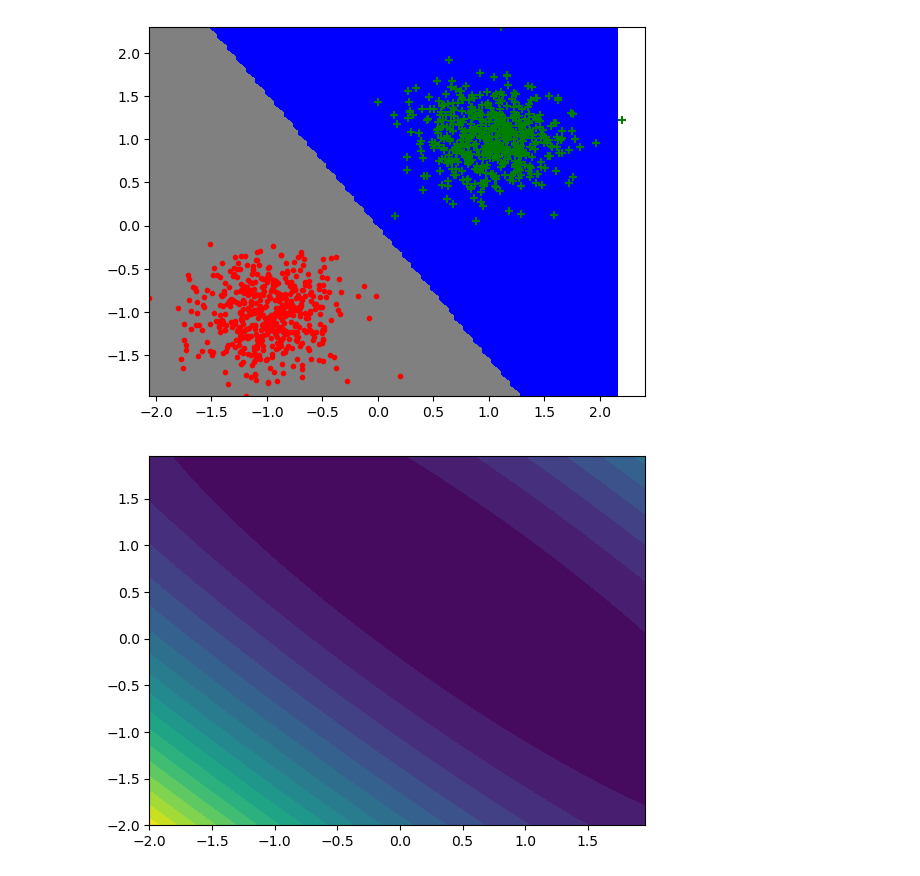
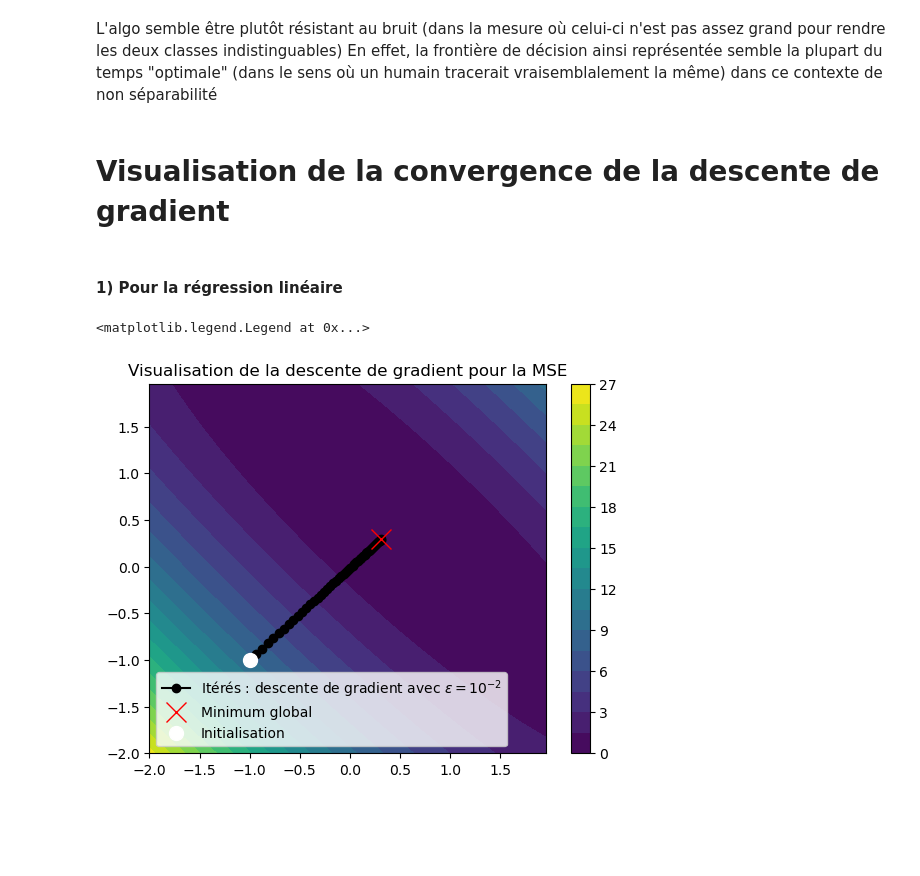
Before and after one commit to TitouanUniLu/SORBONNE-ML-S2, a Jupyter notebook: TME/tme2/src/tme2.ipynb, the cells around one changed output. Drawn from its saved outputs; the diff is of its cells as text; code cells hidden in the pictures; blank space fills up the shorter version.

Commit message:
Merge branch 'main' of https://github.com/TitouanUniLu/SORBONNE-ML-S2

```diff
--- a/TME/tme2/src/tme2.ipynb
+++ b/TME/tme2/src/tme2.ipynb
@@ -9,7 +13,7 @@ def mse(w,x,y):
     y = y.reshape(-1,1)
     w = w.reshape(-1,1)
     x = x.reshape(y.shape[0],w.shape[0])
-    return np.transpose(x@w-y)**2
+    return (x@w-y)**2
 
 def reglog(w,x,y):
     y = y.reshape(-1,1)
@@ -63,7 +71,7 @@ print(grad_check(mse,mse_grad,100),grad_check(reglog,reglog_grad,100))
 # %%
-def descente_gradient(datax,datay,f_loss,f_grad,eps=10e-3,iter=100):
+def descente_gradient(datax,datay,f_loss,f_grad,eps=10e-3,iter=100,init=0):
     datay = datay.reshape(-1,1)
-    w=np.array([0]*len(datax[0]))
+    w=np.array([init]*len(datax[0]))
     w_list=[w]
     f_values=[f_loss(w_list[0],datax,datay).mean()]
     for i in range(iter):
@@ -76,19 +188,34 @@ def descente_gradient(datax,datay,f_loss,f_grad,eps=10e-3,iter=100):
+# %% [markdown]
+L'algo semble être plutôt résistant au bruit (dans la mesure où celui-ci n'est pas assez grand pour rendre les deux classes indistinguables)
+En effet, la frontière de décision ainsi représentée semble la plupart du temps "optimale" (dans le sens où un humain tracerait vraisemblalement la même) dans ce contexte de non séparabilité
+# %% [markdown]
+# Visualisation de la convergence de la descente de gradient
+# %% [markdown]
+#### 1) Pour la régression linéaire
 # %%
-if __name__=="__main__":
-    ## Tirage d'un jeu de données aléatoire avec un bruit de 0.1
-    datax, datay = gen_arti(epsilon=0.1)
-    ## Fabrication d'une grille de discrétisation pour la visualisation de la fonction de coût
-    grid, x_grid, y_grid = make_grid(xmin=-2, xmax=2, ymin=-2, ymax=2, step=100)
 
-    plt.figure()
-    ## Visualisation des données et de la frontière de décision pour un vecteur de poids w
-    w  = np.random.randn(datax.shape[1],1)
-    plot_frontiere(datax,lambda x : np.sign(x.dot(w)),step=100)
-    plot_data(datax,datay)
+## Tirage d'un jeu de données aléatoire avec un bruit de 0.1
+datax, datay = gen_arti(epsilon=0.1)
+## Fabrication d'une grille de discrétisation pour la visualisation de la fonction de coût
+grid, x_grid, y_grid = make_grid(xmin=-2, xmax=2, ymin=-2, ymax=2, step=100)
 
-    ## Visualisation de la fonction de coût en 2D
-    plt.figure()
-    plt.contourf(x_grid,y_grid,np.array([mse(w,datax,datay).mean() for w in grid]).reshape(x_grid.shape),levels=20)
+## Visualisation de la fonction de coût en 2D
+plt.figure()
+plt.contourf(x_grid,y_grid,np.array([mse(w,datax,datay).mean() for w in grid]).reshape(x_grid.shape),levels=20)
+
+w_opt,w_list,f_values=descente_gradient(datax,datay,mse,mse_grad,eps=0.01,iter=50,init=-1) # Apprentissage
+
+X1,Y1=[-1],[-1]
+for k in range(1,len(w_list)):
+    X1.append(w_list[k][0][0])
+    Y1.append(w_list[k][0][1])
+
+plt.plot(X1,Y1,'-o',color='black',label='Itérés : descente de gradient avec $\epsilon=10^{-2}$')
+plt.plot(w_opt[0],w_opt[1],"x",color='red',markersize=15,label='Minimum global')
+plt.plot(-1,-1,"o",color='white',markersize=10,label='Initialisation')
+plt.title("Visualisation de la descente de gradient pour la MSE")
+plt.colorbar()
+plt.legend(loc=3)
 # %% [output]
+<matplotlib.legend.Legend at 0x...>
-[figure, old version]
+[figure, new version]
-[figure, removed]
```
Also changed, not shown: parts of 23 cells of this notebook.
